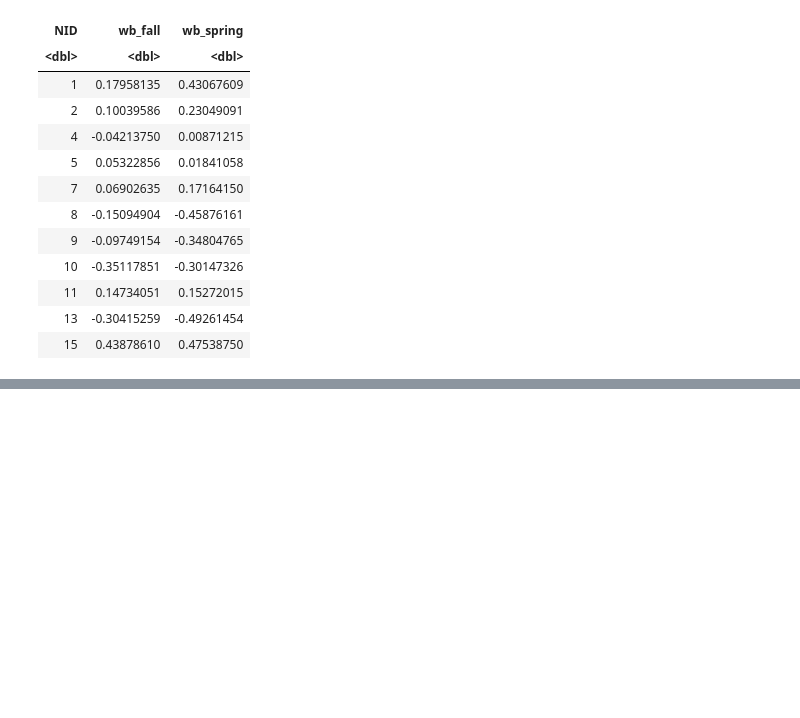
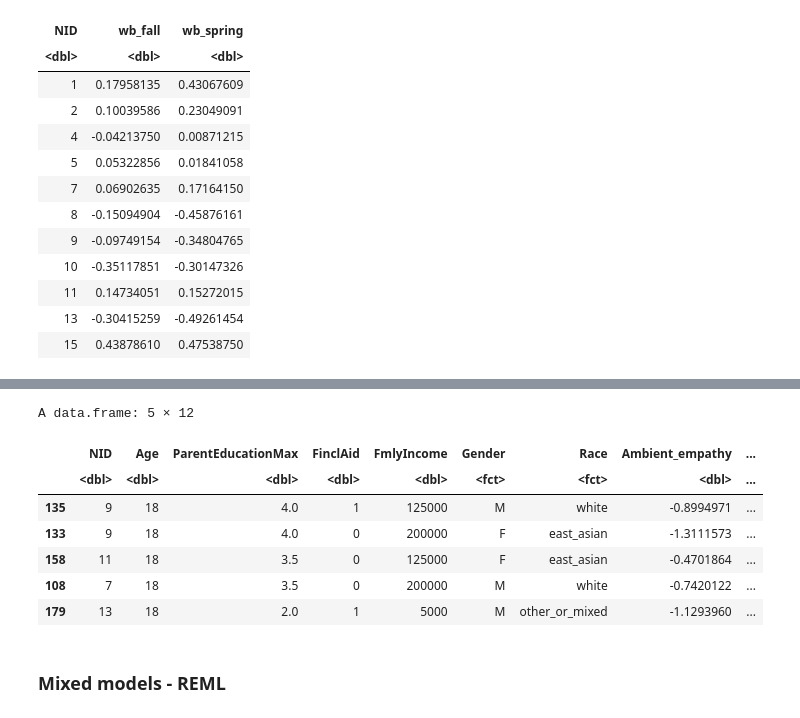
Before and after one commit to snlstanford/Communities-Project, a Jupyter notebook: analysis/2018/Analysis - Does your dorm matter? In R.ipynb, the cells around one changed output, grey strips where cells are left out. Drawn from its saved outputs; the diff is of its cells as text; code cells hidden in the pictures; blank space fills up the shorter version.

```diff
--- a/analysis/2018/Analysis - Does your dorm matter? In R.ipynb
+++ b/analysis/2018/Analysis - Does your dorm matter? In R.ipynb
@@ -241,0 +250,4 @@ A anova: 2 × 8
+# %%
+density = read.csv('data/NetworkDensity2018.csv')
+density = density[,2:ncol(density)]  # First row is a meaningless row number
+head(density)
@@ -241,0 +269,5 @@ A anova: 2 × 8
+# %%
+density$NID <- mapvalues(
+    density$Dorm,
+    from=c("Alondra", "Cedro", "EAST", "FroSoCo", "JRo", "Kimball", "Larkin", "Okada", "Twain", "Ujamaa", "Meier&Naranja", "Norcliffe&Adelfa", "WestFloMo"),
+    to=c("1", "2", "3", "4", "5", "6", "7", "8", "9", "10", "11", "13", "15"))
@@ -241,0 +286,7 @@ A anova: 2 × 8
+# %%
+density_close_friends = density %>%
+    filter(Network == 'CloseFrds') %>%
+    select(NID, Density) %>%
+    arrange(NID)
+names(density_close_friends) = c('NID', 'DensityCloseFriends')
+head(density_close_friends)
@@ -241,0 +303,7 @@ A anova: 2 × 8
+# %%
+density_bad_news = density %>%
+    filter(Network == 'NegEmoSupp') %>%
+    select(NID, Density) %>%
+    arrange(NID)
+names(density_bad_news) = c('NID', 'DensityBadNews')
+head(density_bad_news)
@@ -241,0 +332,15 @@ A anova: 2 × 8
+# %%
+df = merge(df, density_close_friends, on="NID", all.x=TRUE)
+df = merge(df, density_bad_news, on="NID", all.x=TRUE)
+df[sample(nrow(df), 5), ]
+# %% [output]
+A data.frame: 5 × 12
+|  | NID | Age | ParentEducationMax | FinclAid | FmlyIncome | Gender | Race | Ambient_empathy | ... |
+|  | <dbl> | <dbl> | <dbl> | <dbl> | <dbl> | <fct> | <fct> | <dbl> | ... |
+| 135 | 9 | 18 | 4.0 | 1 | 125000 | M | white | -0.8994971 | ... |
+| 133 | 9 | 18 | 4.0 | 0 | 200000 | F | east_asian | -1.3111573 | ... |
+| 158 | 11 | 18 | 3.5 | 0 | 125000 | F | east_asian | -0.4701864 | ... |
+| 108 | 7 | 18 | 3.5 | 0 | 200000 | M | white | -0.7420122 | ... |
+| 179 | 13 | 18 | 2.0 | 1 | 5000 | M | other_or_mixed | -1.1293960 | ... |
+# %% [markdown]
+### Mixed models - REML
```
Also changed, not shown: parts of 32 cells of this notebook.
